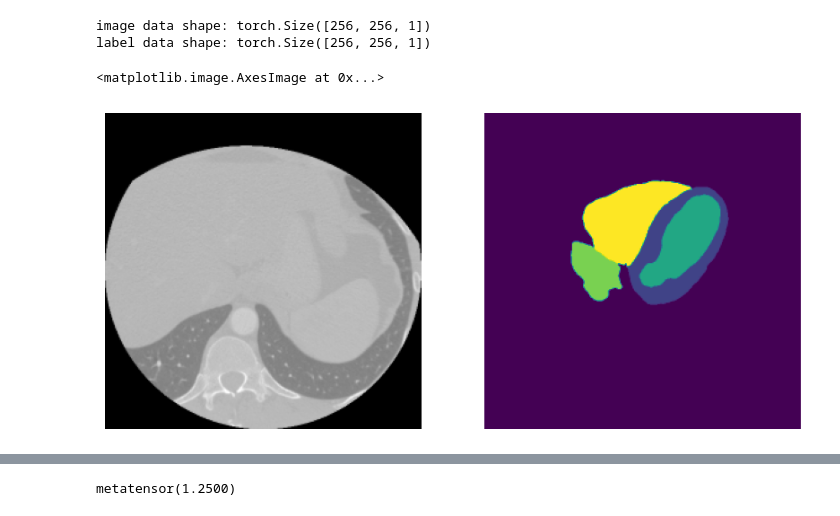
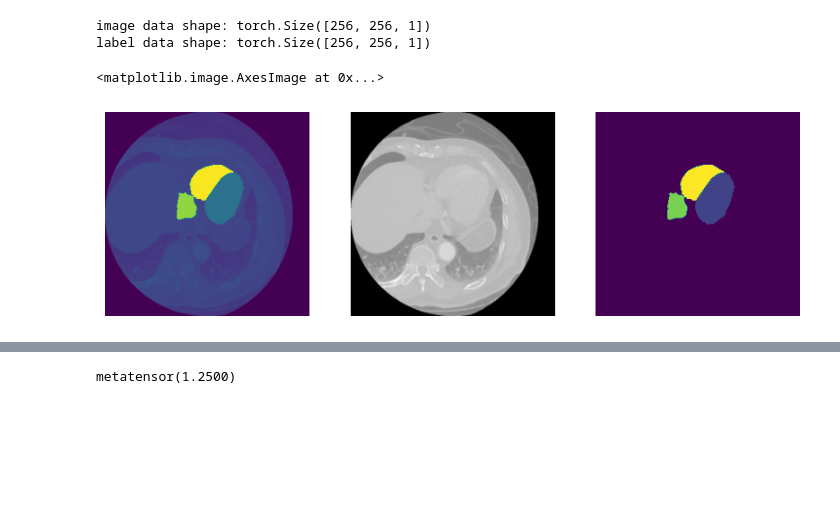
Before and after one commit to Trustworthy-AI-UU-NKI/Cross-Modal-Segmentation, a Jupyter notebook: data/exploratory_notebooks/data_analysis_CT.ipynb, the cells around one changed output, grey strips where cells are left out. Cells and saved outputs as stored; diff of their text form; code cells hidden in the pictures; blank space fills up the shorter version.

```diff
--- a/data/exploratory_notebooks/data_analysis_CT.ipynb
+++ b/data/exploratory_notebooks/data_analysis_CT.ipynb
@@ -162,9 +183,9 @@ label data shape: torch.Size([256, 256, 1])
 # %%
-file_flipped= "../preprocessed/CT/train/images/slice_250.nii.gz"
+file_flipped= "../preprocessed/CT/val/images/slice_90.nii.gz"
 example_im_flipped = LoadImage(image_only=True, simple_keys=True)(file_flipped)
 print(f"image data shape: {example_im_flipped.shape}")
 
-label_flipped = "../preprocessed/CT/train/labels/slice_250.nii.gz"
+label_flipped = "../preprocessed/CT/val/labels/slice_90.nii.gz"
 example_label_flipped = LoadImage(image_only=True, simple_keys=True)(label_flipped)
 print(f"label data shape: {example_label_flipped.shape}")
 # %% [output]
@@ -173,15 +194,18 @@ label data shape: torch.Size([256, 256, 1])
 # %%
 # if torch.allclose(example_im, middle_image.T):# and torch.allclose(example_label, middle_label.T):
 #     print("The image data are the same!")
     # label is not the same due to chance in the MapLabelValued transform
 
 plt.figure(figsize=(10, 5))
-plt.subplot(1, 2, 1)
+plt.subplot(1, 3, 1)
+plt.axis("off")
+plt.imshow((example_im_flipped*2 + example_label_flipped) / 2)
+plt.subplot(1, 3, 2)
 plt.axis("off")
 plt.imshow(example_im_flipped, cmap="gray")
-plt.subplot(1, 2, 2)
+plt.subplot(1, 3, 3)
 plt.axis("off")
 plt.imshow(example_label_flipped)
 # %% [output]
 <matplotlib.image.AxesImage at 0x...>
-[figure, old version]
+[figure, new version]
```
Also changed, not shown: parts of 5 cells of this notebook, 5 other files.
